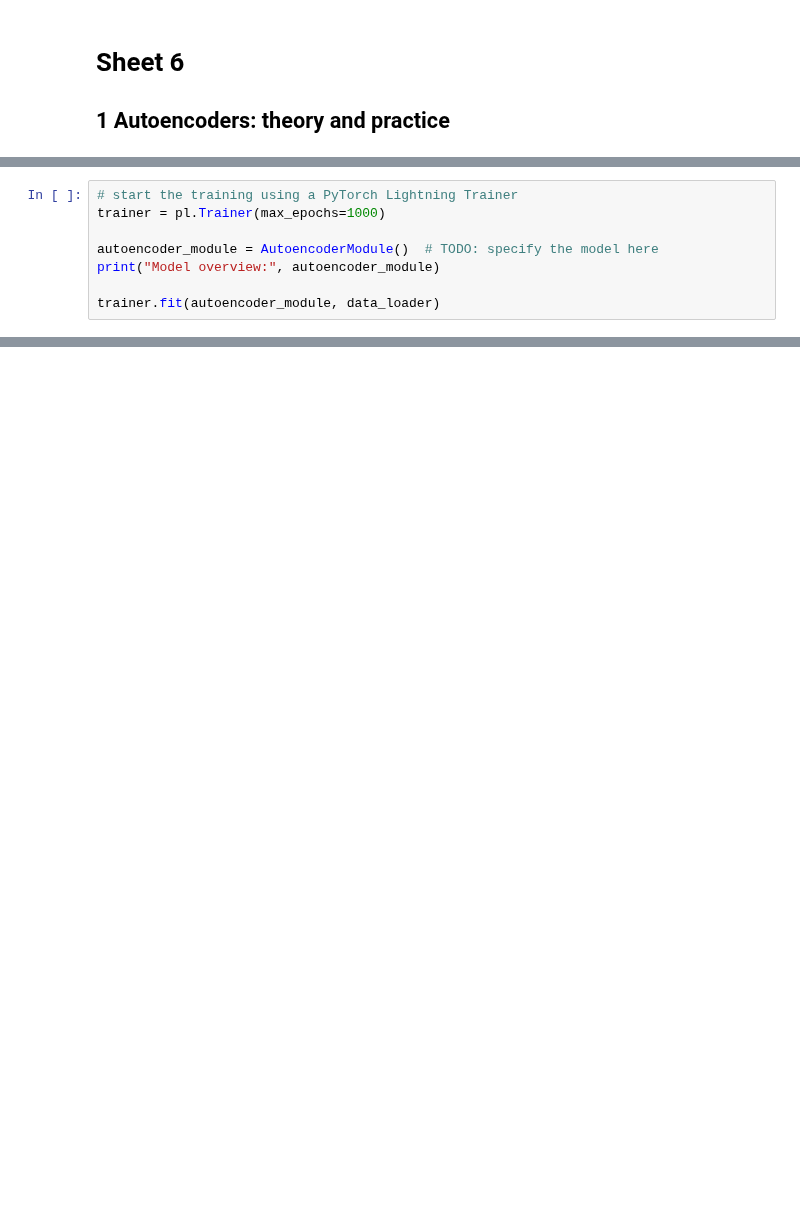
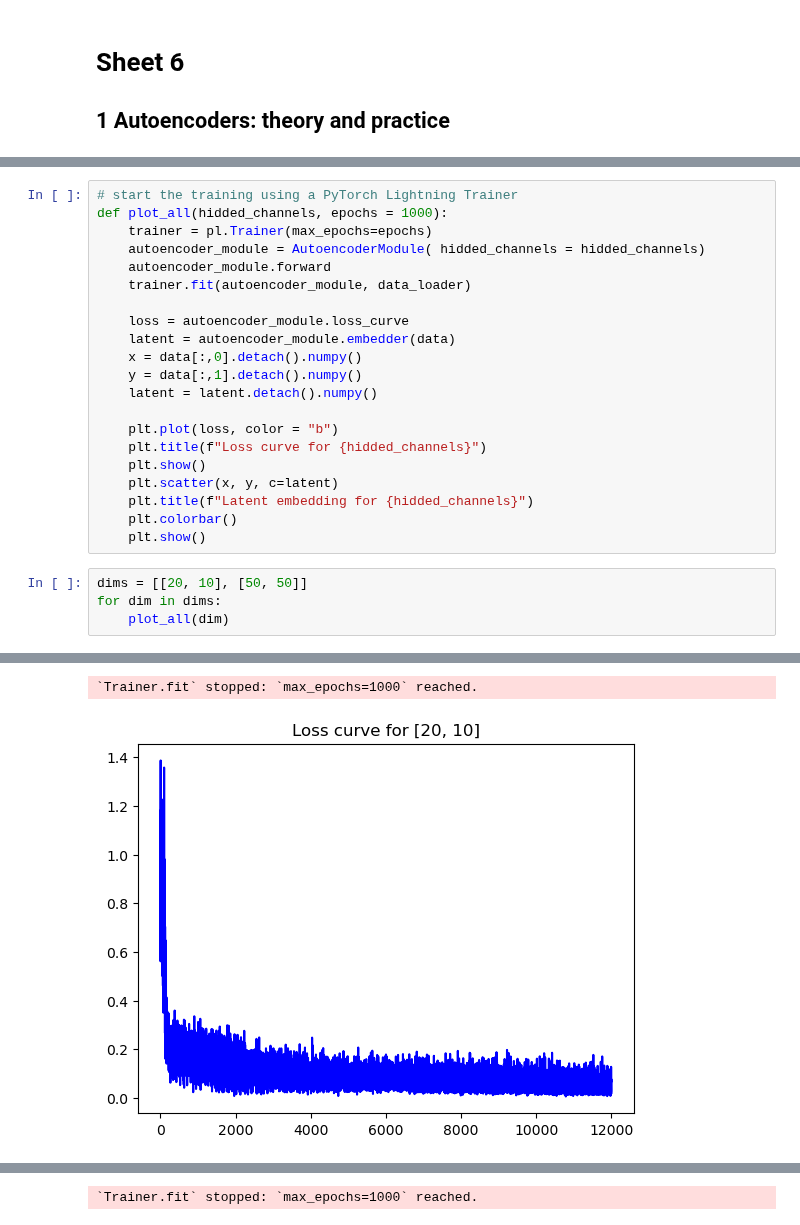
Before and after one commit to Claitos/mlph_w24, a Jupyter notebook: sheet06/Exercise06_Kusch_Reckermann_Weinreich.ipynb, the cells around one changed output, grey strips where cells are left out. Saved outputs shown, nothing was run; the diff lists cells and outputs as text; blank space fills up the shorter version.

```diff
--- a/sheet06/Exercise06_Kusch_Reckermann_Weinreich.ipynb
+++ b/sheet06/Exercise06_Kusch_Reckermann_Weinreich.ipynb
@@ -136,10 +119,28 @@ class AutoencoderModule(pl.LightningModule):
         self.loss_curve.append(loss.item())
         return loss
-# %%
-# start the training using a PyTorch Lightning Trainer
-trainer = pl.Trainer(max_epochs=1000)
-
-autoencoder_module = AutoencoderModule()  # TODO: specify the model here
-print("Model overview:", autoencoder_module)
-
-trainer.fit(autoencoder_module, data_loader)
+# %%
+# start the training using a PyTorch Lightning Trainer
+def plot_all(hidded_channels, epochs = 1000):
+    trainer = pl.Trainer(max_epochs=epochs)
+    autoencoder_module = AutoencoderModule( hidded_channels = hidded_channels)
+    autoencoder_module.forward
+    trainer.fit(autoencoder_module, data_loader)
+
+    loss = autoencoder_module.loss_curve
+    latent = autoencoder_module.embedder(data)
+    x = data[:,0].detach().numpy()
+    y = data[:,1].detach().numpy()
+    latent = latent.detach().numpy()
+
+    plt.plot(loss, color = "b")
+    plt.title(f"Loss curve for {hidded_channels}")
+    plt.show()
+    plt.scatter(x, y, c=latent)
+    plt.title(f"Latent embedding for {hidded_channels}")
+    plt.colorbar()
+    plt.show()
+# %%
+dims = [[20, 10], [50, 50]]
+for dim in dims:
+    plot_all(dim)
+# %% [output]
@@ -145,0 +163,2 @@ trainer.fit(autoencoder_module, data_loader)
+`Trainer.fit` stopped: `max_epochs=1000` reached.
+[figure, added]
@@ -145,0 +180 @@ trainer.fit(autoencoder_module, data_loader)
+`Trainer.fit` stopped: `max_epochs=1000` reached.
```
Also changed, not shown: parts of 9 cells of this notebook.
